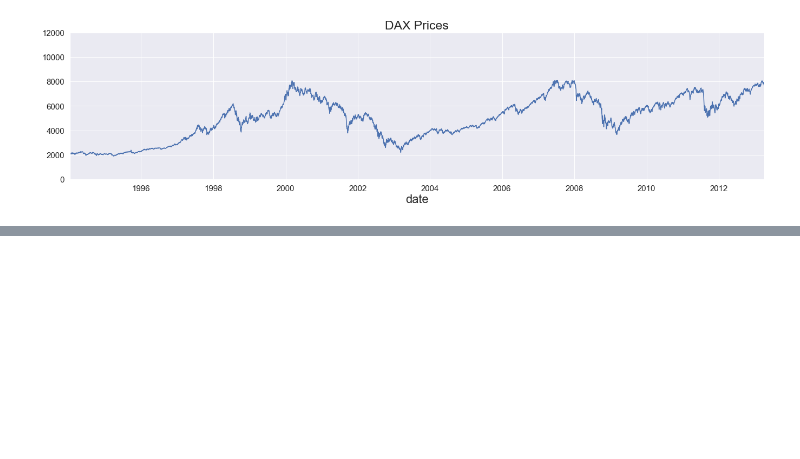
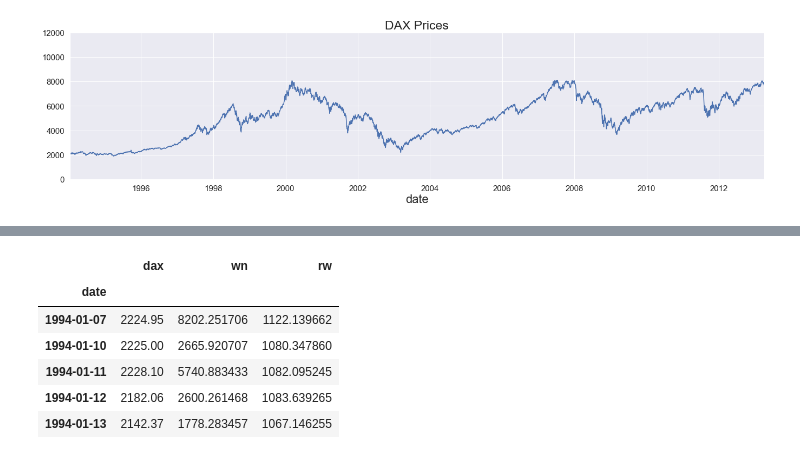
Before and after one commit to neto-riga/DataScience, a Jupyter notebook: analysis/365_analysis/TimeSeries/3_white_noise.ipynb, the cells around one changed output, grey strips where cells are left out. Cells and saved outputs as stored; diff of their text form; code cells hidden in the pictures; blank space fills up the shorter version.

```diff
--- a/analysis/365_analysis/TimeSeries/3_white_noise.ipynb
+++ b/analysis/365_analysis/TimeSeries/3_white_noise.ipynb
@@ -100,0 +125,11 @@ df_train['dax'].plot(figsize=(23, 5), title='DAX Prices', ylim=(0, 12_000));
+# %%
+df_train['rw'] = rw['price']
+df_train.head()
+# %% [output]
+|  | dax | wn | rw |
+| date |  |  |  |
+| 1994-01-07 | 2224.95 | 8202.251706 | 1122.139662 |
+| 1994-01-10 | 2225.00 | 2665.920707 | 1080.347860 |
+| 1994-01-11 | 2228.10 | 5740.883433 | 1082.095245 |
+| 1994-01-12 | 2182.06 | 2600.261468 | 1083.639265 |
+| 1994-01-13 | 2142.37 | 1778.283457 | 1067.146255 |
```
Also changed, not shown: parts of 20 cells of this notebook.
